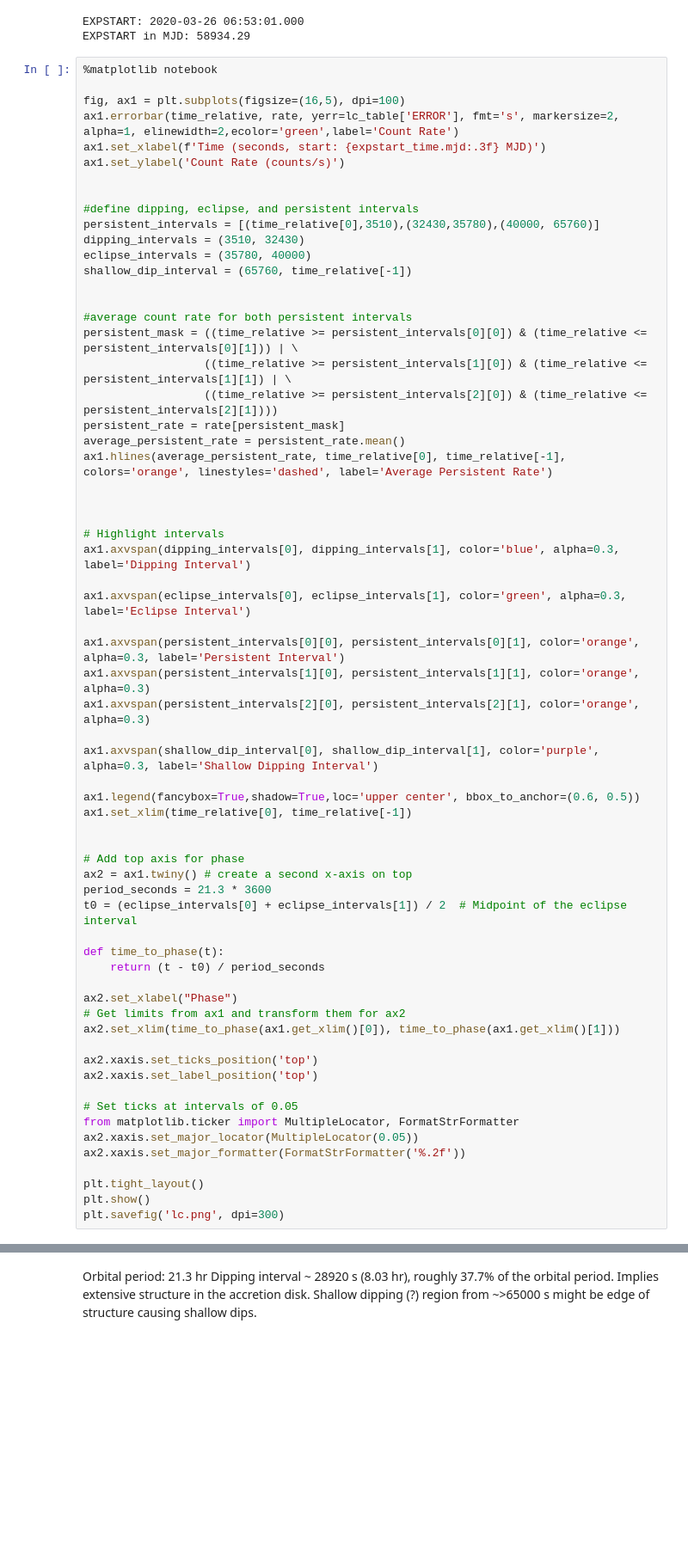
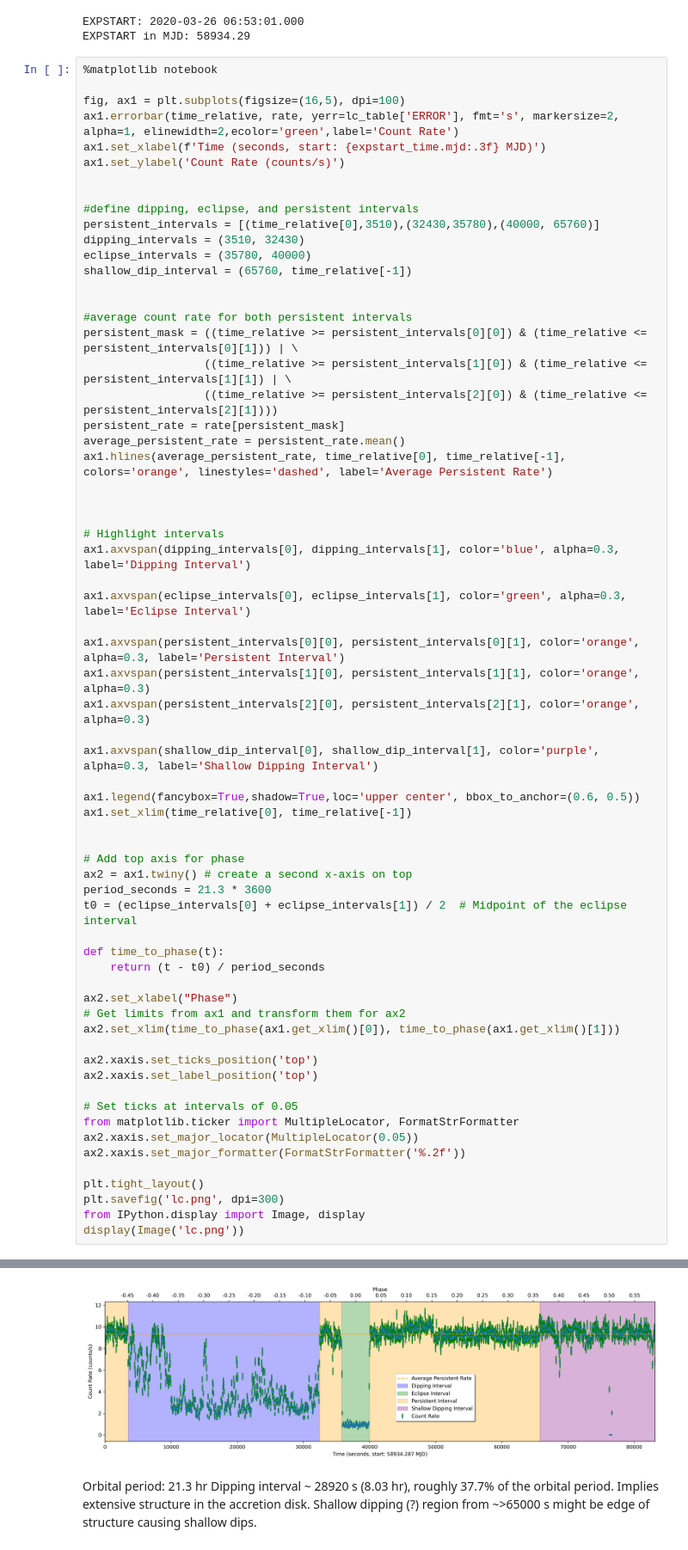
Before and after one commit to KSSolomons/Swift-j1858.6-0814, a Jupyter notebook: analysis/light curve.ipynb, the cells around one changed output, grey strips where cells are left out. Shown at 86% size. Saved outputs shown, nothing was run; the diff lists cells and outputs as text; blank space fills up the shorter version.

Commit message:
Added different display method.

```diff
--- a/analysis/light curve.ipynb
+++ b/analysis/light curve.ipynb
@@ -67,34 +67,36 @@ ax1.axvspan(shallow_dip_interval[0], shallow_dip_interval[1], color='purple', al
 
 ax1.legend(fancybox=True,shadow=True,loc='upper center', bbox_to_anchor=(0.6, 0.5))
 ax1.set_xlim(time_relative[0], time_relative[-1])
 
 
 # Add top axis for phase
 ax2 = ax1.twiny() # create a second x-axis on top
 period_seconds = 21.3 * 3600
 t0 = (eclipse_intervals[0] + eclipse_intervals[1]) / 2  # Midpoint of the eclipse interval
 
 def time_to_phase(t):
     return (t - t0) / period_seconds
 
 ax2.set_xlabel("Phase")
 # Get limits from ax1 and transform them for ax2
 ax2.set_xlim(time_to_phase(ax1.get_xlim()[0]), time_to_phase(ax1.get_xlim()[1]))
 
 ax2.xaxis.set_ticks_position('top')
 ax2.xaxis.set_label_position('top')
 
 # Set ticks at intervals of 0.05
 from matplotlib.ticker import MultipleLocator, FormatStrFormatter
 ax2.xaxis.set_major_locator(MultipleLocator(0.05))
 ax2.xaxis.set_major_formatter(FormatStrFormatter('%.2f'))
 
 plt.tight_layout()
-plt.show()
 plt.savefig('lc.png', dpi=300)
+from IPython.display import Image, display
+display(Image('lc.png'))
 # %% [output]
 [interactive output not drawn]
 [interactive output not drawn]
+[figure, added]
 # %% [markdown]
 Orbital period: 21.3 hr
 Dipping interval ~ 28920 s (8.03 hr), roughly 37.7% of the orbital period.
```
